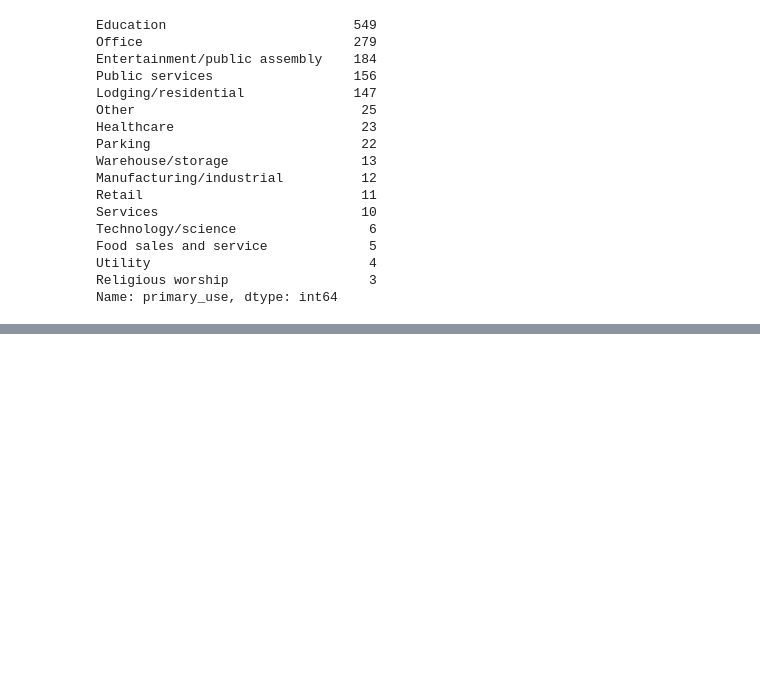
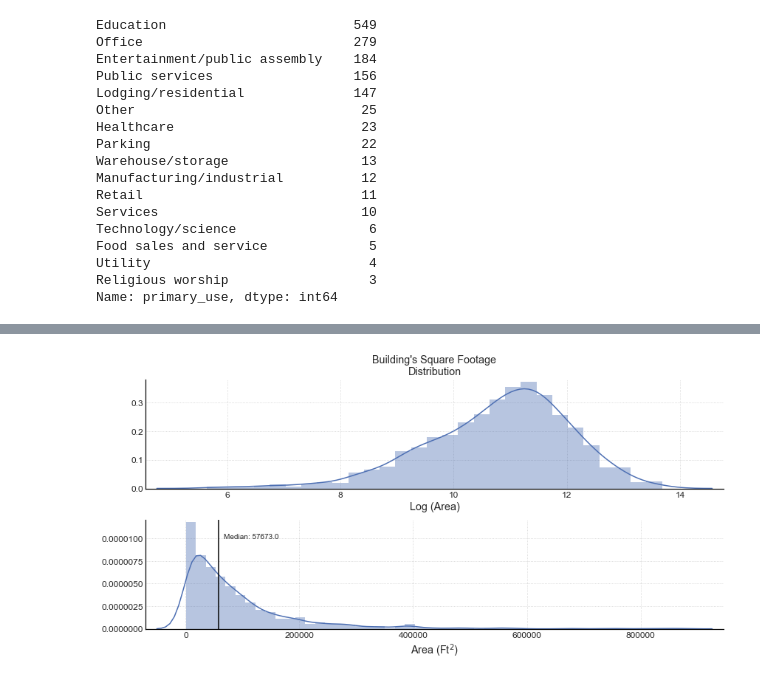
Before and after one commit to sergatron/ASHRAE---Great-Energy-Predictor-III, a Jupyter notebook: EDA/eda.ipynb, the cells around one changed output, grey strips where cells are left out. Cells and saved outputs as stored; diff of their text form; code cells hidden in the pictures; blank space fills up the shorter version.

```diff
--- a/EDA/eda.ipynb
+++ b/EDA/eda.ipynb
@@ -245,0 +334,29 @@ fig.add_trace(data)
+# %%
+# BUILDING AREA (SQ. FT.) DISTRIBUTION
+plt.subplots(1,2, figsize=(12, 6))
+
+# compute (natural) log of area
+sq_ft_log = np.log(building_df.square_feet.values)
+# compute median to plot vertical line
+sq_ft_median = np.median(building_df.square_feet.values)
+# set color value
+c=color_pal[6]
+
+# Plot KDE Log of Area
+plt.subplot(211)
+sns.distplot(sq_ft_log, color=c)
+plt.xlabel('Log (Area)')
+plt.title("Building's Square Footage\nDistribution")
+
+# Plot KDE Area
+plt.subplot(212)
+sns.distplot(building_df.square_feet.values, color=c)
+plt.xlabel('Area (Ft$^2$)')
+# plot median value, and annotate
+plt.axvline(x=sq_ft_median, color='k')
+plt.text(x=sq_ft_median+10000, s=f'Median: {sq_ft_median}', y=0.000010)
+
+plt.tight_layout()
+plt.show()
+# %% [output]
+[figure, added]
```
Also changed, not shown: parts of 47 cells of this notebook.
